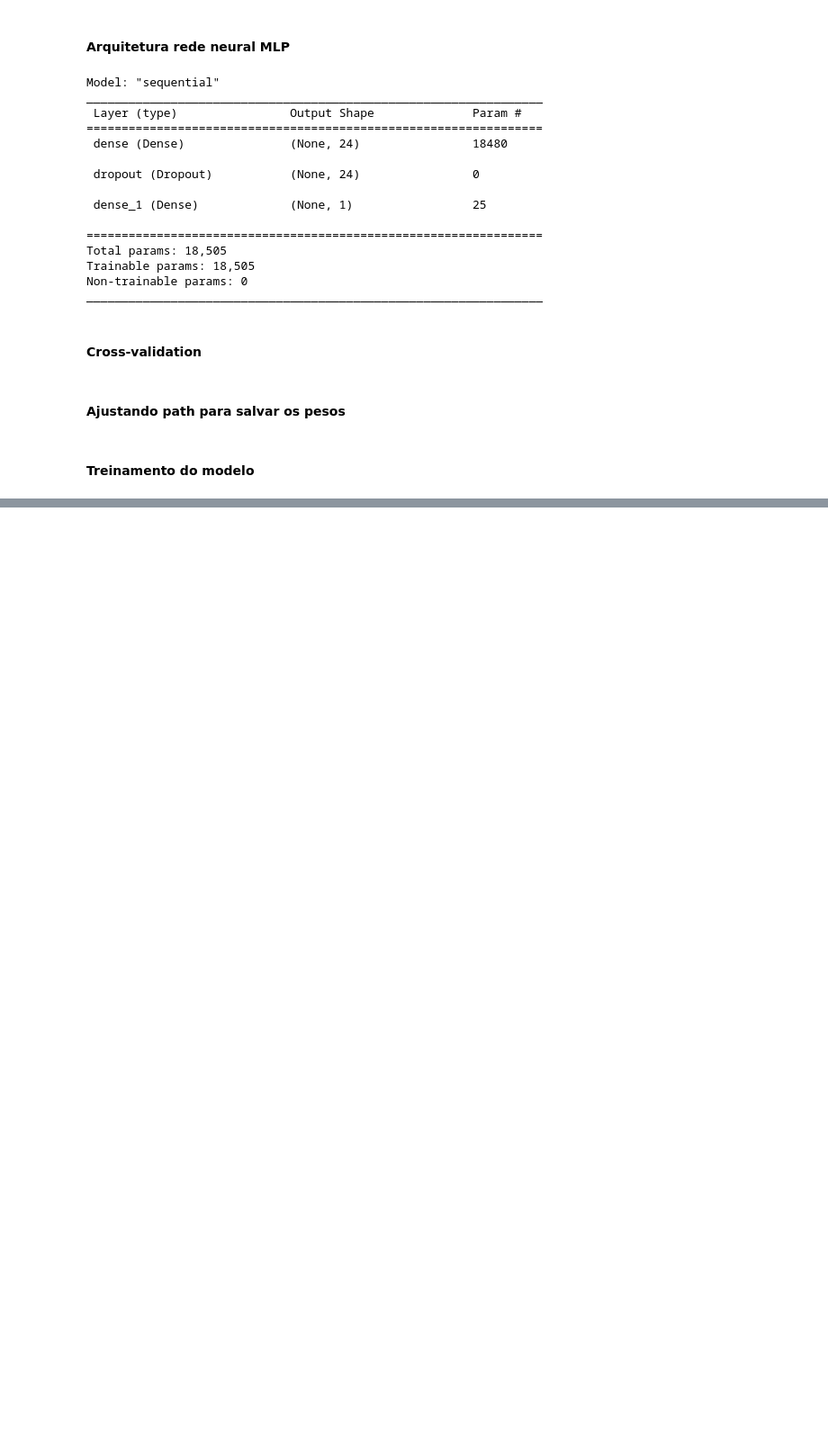
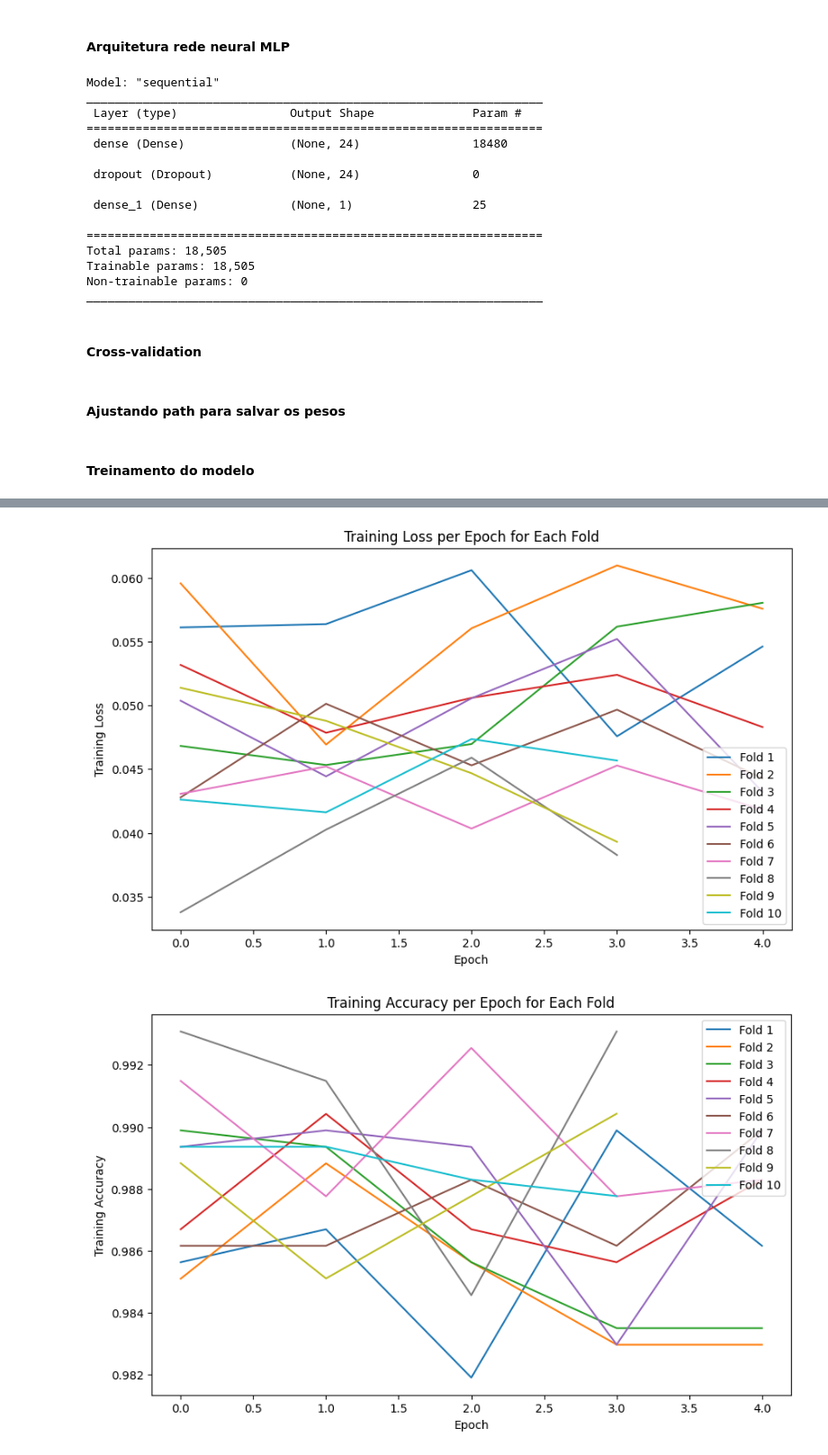
Before and after one commit to brugnaro2022/nlp, a Jupyter notebook: 12_tlm_peq_mlp_multilingual.ipynb, the cells around one changed output, grey strips where cells are left out. Shown at 90% size. Drawn from its saved outputs; the diff is of its cells as text; code cells hidden in the pictures; blank space fills up the shorter version.

```diff
--- a/12_tlm_peq_mlp_multilingual.ipynb
+++ b/12_tlm_peq_mlp_multilingual.ipynb
@@ -91,7 +93,7 @@ print(f'{embeddings_array.shape[0]} embeddings de {embeddings_array.shape[1]} di
 # %% [markdown]
 #### Feature based 1
 # %%
-additional_features = np.array([[len(review.split())] for review in reviews_batch_02])
+additional_features = np.array([[len(str(review).split())] for review in reviews])
 # %%
 print(embeddings_array.shape)
 print(additional_features.shape)
@@ -114,6 +116,14 @@ X_test_tensor = tf.convert_to_tensor(X_test, dtype=tf.float32)
 y_test_tensor = tf.convert_to_tensor(y_test, dtype=tf.float32)
 # %% [markdown]
 #### Arquitetura rede neural MLP
+# %%
+DROPOUT = 0
+LEARNING_RATE = 2.5e-5
+EPOCHS = 5
+K_FOLDS = 10
+VERBOSE = 0
+PATIENCE = 3
+BATCH_SIZE = 32
 # %%
 model = Sequential([
     Dense(24, activation='relu', input_dim=X_train_tensor.shape[1]),
@@ -142,13 +152,16 @@ model.compile(optimizer=Adam(learning_rate=LEARNING_RATE), loss='binary_crossent
 # %% [markdown]
 #### Cross-validation
 # %%
-num_folds = 10
-kf = KFold(n_splits=num_folds, shuffle=True, random_state=42)
+kf = KFold(n_splits=K_FOLDS, shuffle=True, random_state=42)
 # %% [markdown]
 #### Ajustando path para salvar os pesos
 # %%
-CHECKPOINT=ModelCheckpoint(filepath='../weights/tlm_peq_mult_weights.hdf5', verbose=1, save_best_only=True)
-EARLY_STOP = EarlyStopping(monitor='val_loss', patience=3)
+CHECKPOINT=ModelCheckpoint(
+    filepath='../weights/tlm_peq_mult_weights.hdf5',
+    verbose=VERBOSE,
+    save_best_only=True
+)
+EARLY_STOP = EarlyStopping(monitor='val_loss', patience=PATIENCE)
 CALLBACKS = [CHECKPOINT, EARLY_STOP]
 # %% [markdown]
 #### Treinamento do modelo
@@ -345,0 +361,15 @@ test_loss, test_accuracy = model.evaluate(X_test_tensor, y_test_tensor)
+# %%
+plot_k_folds_metrics(fold_train_losses, 'Loss')
+plot_k_folds_metrics(fold_train_accuracies, 'Accuracy')
+plot_train_scores(fold_train_f1_scores, K_FOLDS, 'F1 Score')
+
+mean_tpr = np.mean(tprs, axis=0)
+mean_auc = auc(mean_fpr, mean_tpr)
+plot_roc_auc_curve('Train', mean_tpr, mean_auc)
+
+val_mean_tpr = np.mean(val_tprs, axis=0)
+val_mean_auc = auc(val_mean_fpr, val_mean_tpr)
+plot_roc_auc_curve('Validation', val_mean_tpr, val_mean_auc)
+# %% [output]
+[figure, added]
+[figure, added]
```
Also changed, not shown: parts of 25 cells of this notebook, 6 other files.
